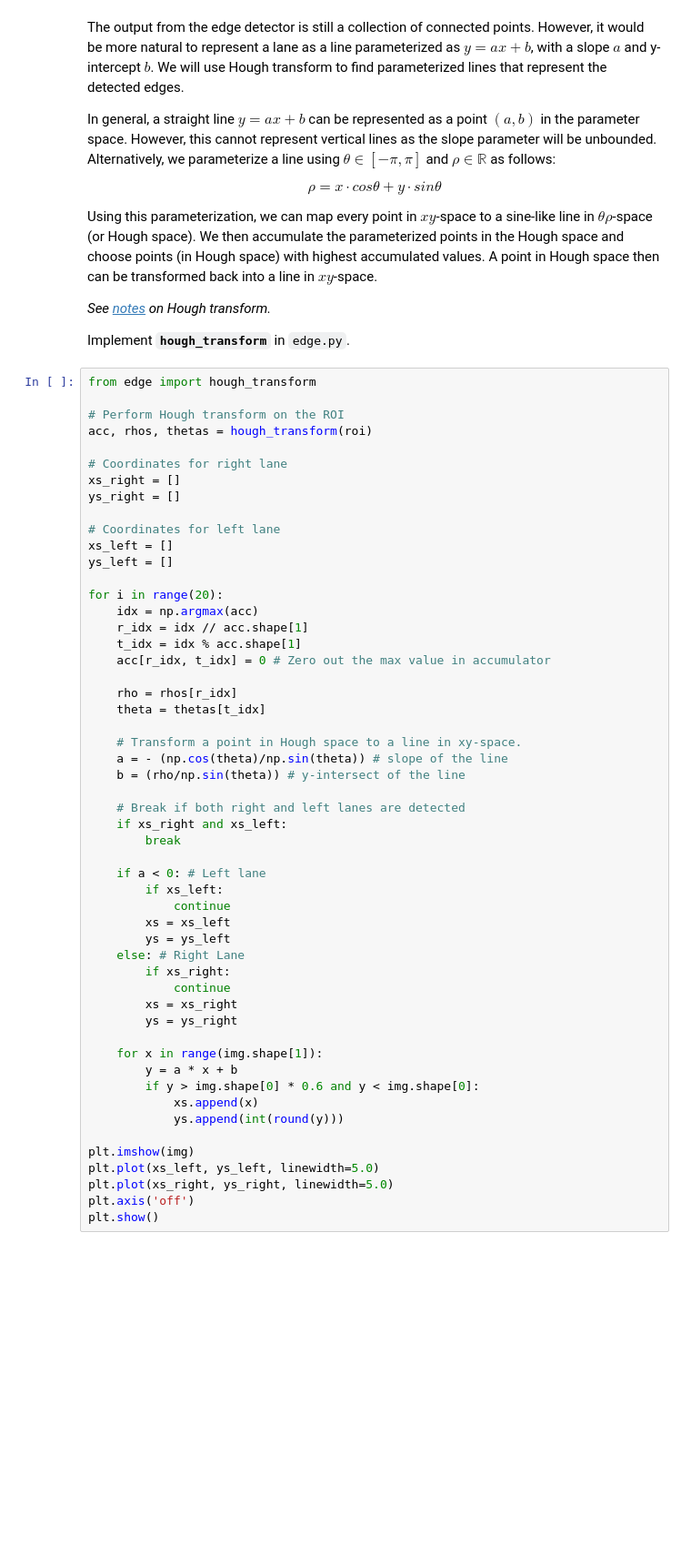
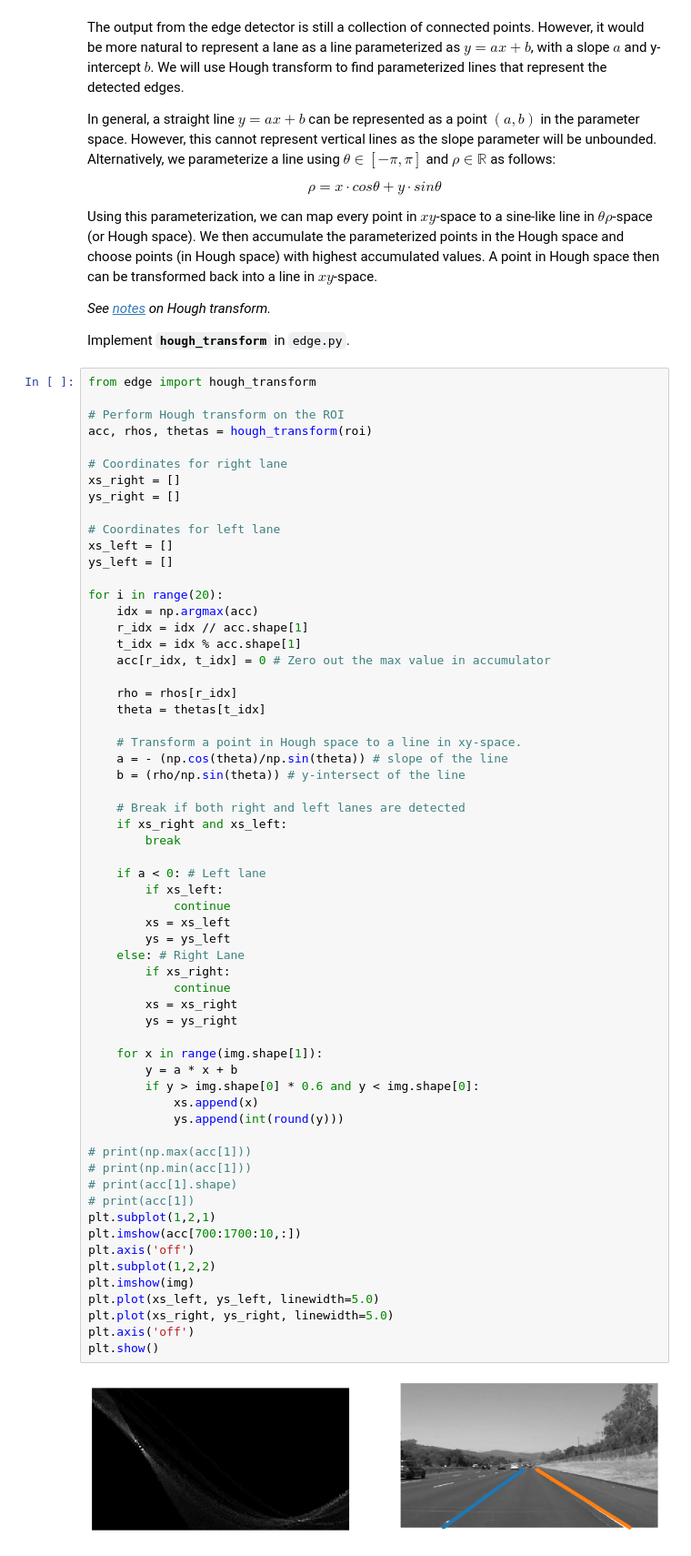
Before and after one commit to RRRChangeche/Stanford-cs131-2020, a Jupyter notebook: fall_2020/hw2_release/hw2.ipynb, the cells around one changed output. Shown at 91% size. Cells and saved outputs as stored; diff of their text form; blank space fills up the shorter version.

```diff
--- a/fall_2020/hw2_release/hw2.ipynb
+++ b/fall_2020/hw2_release/hw2.ipynb
@@ -581,30 +745,40 @@ for i in range(20):
     # Transform a point in Hough space to a line in xy-space.
     a = - (np.cos(theta)/np.sin(theta)) # slope of the line
     b = (rho/np.sin(theta)) # y-intersect of the line
 
     # Break if both right and left lanes are detected
     if xs_right and xs_left:
         break
 
     if a < 0: # Left lane
         if xs_left:
             continue
         xs = xs_left
         ys = ys_left
     else: # Right Lane
         if xs_right:
             continue
         xs = xs_right
         ys = ys_right
 
     for x in range(img.shape[1]):
         y = a * x + b
         if y > img.shape[0] * 0.6 and y < img.shape[0]:
             xs.append(x)
             ys.append(int(round(y)))
 
+# print(np.max(acc[1]))
+# print(np.min(acc[1]))
+# print(acc[1].shape)
+# print(acc[1])
+plt.subplot(1,2,1)
+plt.imshow(acc[700:1700:10,:])
+plt.axis('off')
+plt.subplot(1,2,2)
 plt.imshow(img)
 plt.plot(xs_left, ys_left, linewidth=5.0)
 plt.plot(xs_right, ys_right, linewidth=5.0)
 plt.axis('off')
 plt.show()
+# %% [output]
+[figure, added]
```
Also changed, not shown: parts of 11 cells of this notebook, 7 other files.
